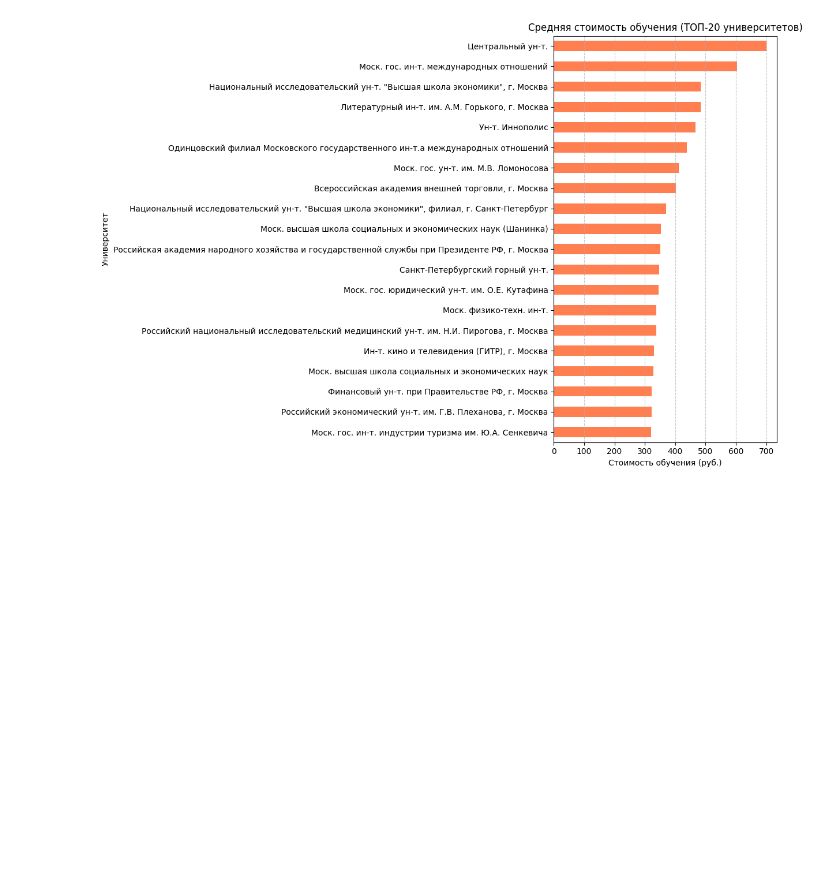
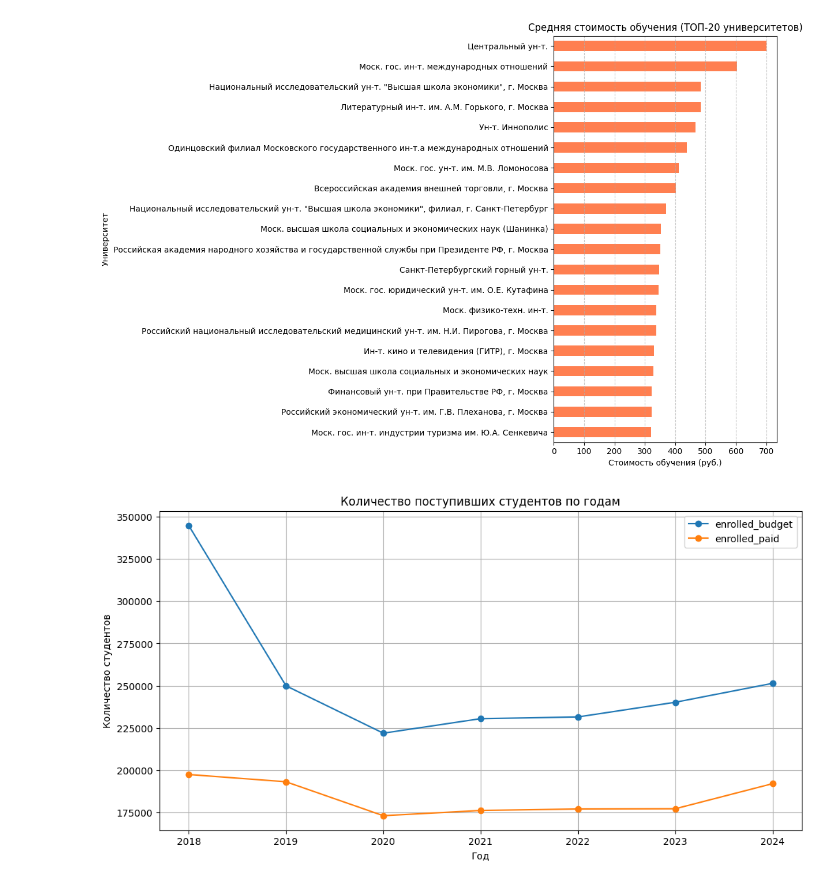
Before and after one commit to soggetto-ventuno/Qualifying_work, a Jupyter notebook: clean_and_prepare_data.ipynb, the cells around one changed output. Saved outputs shown, nothing was run; the diff lists cells and outputs as text; code cells hidden in the pictures; blank space fills up the shorter version.

```diff
--- a/clean_and_prepare_data.ipynb
+++ b/clean_and_prepare_data.ipynb
@@ -370,3 +370,14 @@ plt.tight_layout()
 plt.show()
 # %% [output]
 [figure]
+# %%
+# 3. динамика поступлений по годам
+df_year_grouped = df.groupby('year')[['enrolled_budget', 'enrolled_paid']].sum()
+df_year_grouped.plot(marker='o')
+plt.title('Количество поступивших студентов по годам')
+plt.ylabel('Количество студентов')
+plt.xlabel('Год')
+plt.grid(True)
+plt.show()
+# %% [output]
+[figure, added]
```
